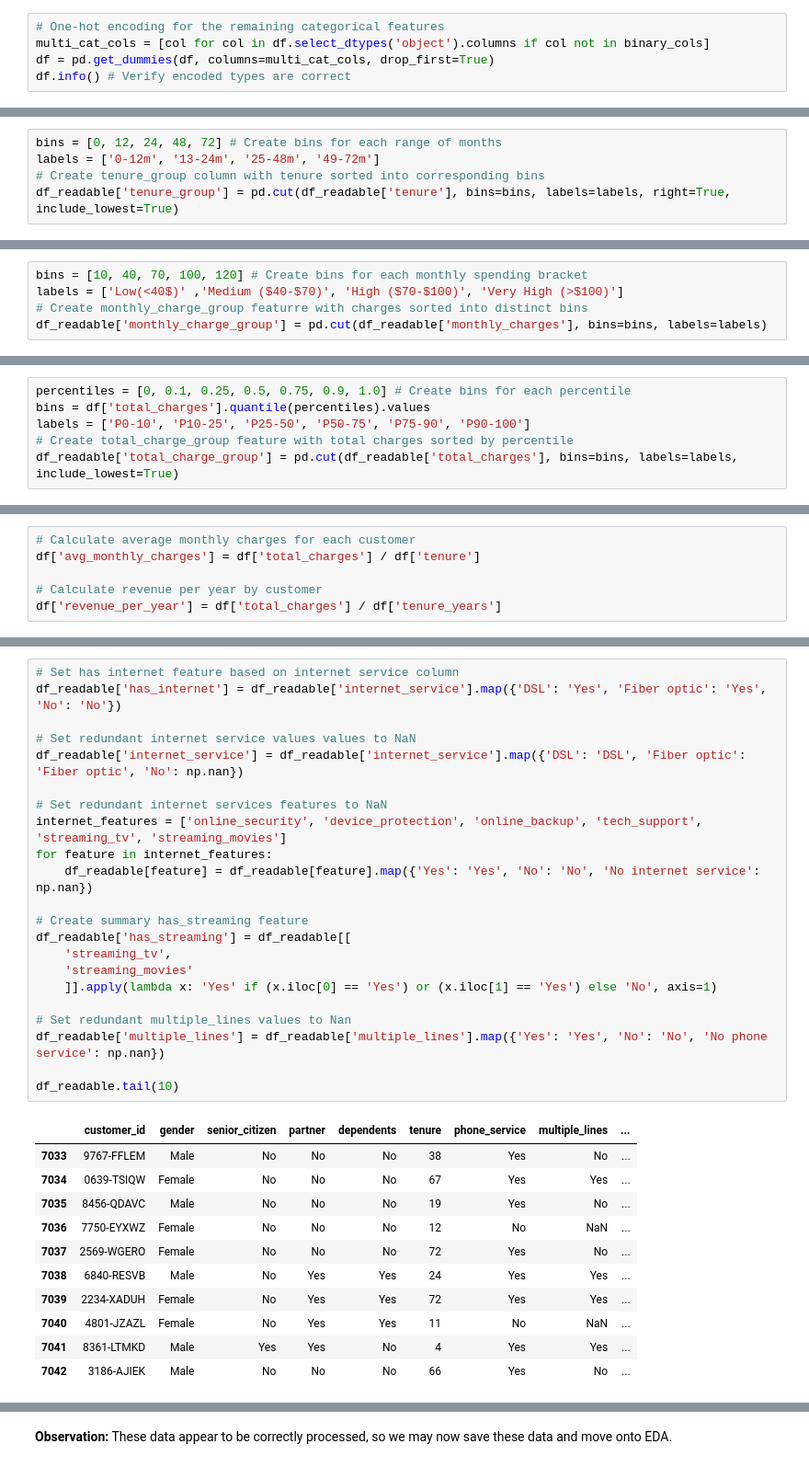
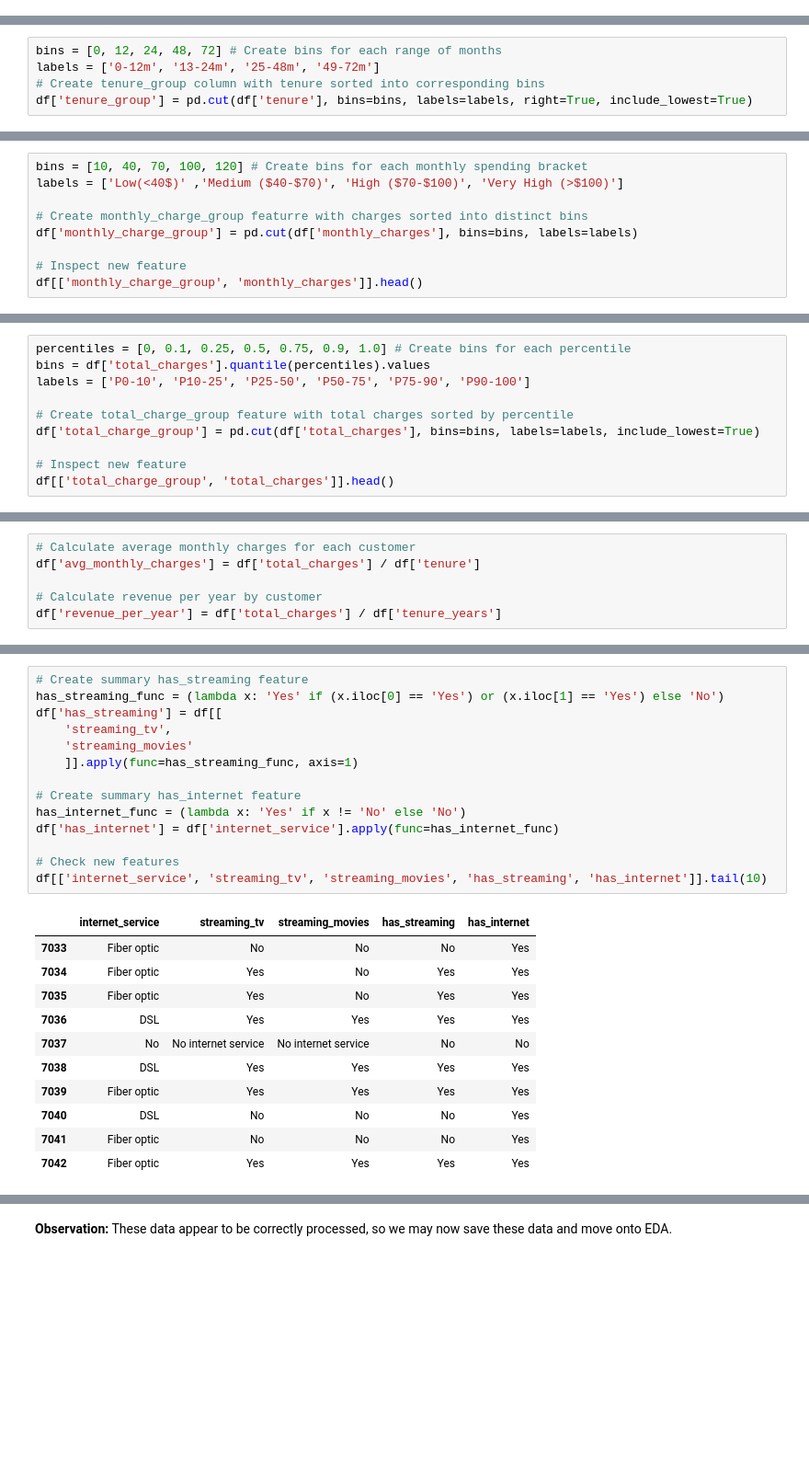
Before and after one commit to Rote-Story/Telco_Churn_Analysis, a Jupyter notebook: notebooks/02_data_preparation.ipynb, the cells around one changed output, grey strips where cells are left out. Shown: that part at 92% size. Saved outputs shown, nothing was run; the diff lists cells and outputs as text; blank space fills up the shorter version.

```diff
--- a/notebooks/02_data_preparation.ipynb
+++ b/notebooks/02_data_preparation.ipynb
@@ -198,5 +210,0 @@ The `online_security`, `online_backup`, `device_protection`, `tech_support`, and
-# %%
-# One-hot encoding for the remaining categorical features
-multi_cat_cols = [col for col in df.select_dtypes('object').columns if col not in binary_cols]
-df = pd.get_dummies(df, columns=multi_cat_cols, drop_first=True)
-df.info() # Verify encoded types are correct
@@ -252,5 +244,5 @@ Alternatively, we could try to mix the two to maintain interpretability and bin-
 bins = [0, 12, 24, 48, 72] # Create bins for each range of months
 labels = ['0-12m', '13-24m', '25-48m', '49-72m']
 # Create tenure_group column with tenure sorted into corresponding bins
-df_readable['tenure_group'] = pd.cut(df_readable['tenure'], bins=bins, labels=labels, right=True, include_lowest=True)
+df['tenure_group'] = pd.cut(df['tenure'], bins=bins, labels=labels, right=True, include_lowest=True)
 # %% [markdown]
@@ -278,5 +270,9 @@ $120 Monthly Charge Percentile: 100
 # %%
 bins = [10, 40, 70, 100, 120] # Create bins for each monthly spending bracket
 labels = ['Low(<40$)' ,'Medium ($40-$70)', 'High ($70-$100)', 'Very High (>$100)']
+
 # Create monthly_charge_group featurre with charges sorted into distinct bins
-df_readable['monthly_charge_group'] = pd.cut(df_readable['monthly_charges'], bins=bins, labels=labels)
+df['monthly_charge_group'] = pd.cut(df['monthly_charges'], bins=bins, labels=labels)
+
+# Inspect new feature
+df[['monthly_charge_group', 'monthly_charges']].head()
@@ -291,5 +292,9 @@ This dual approach maintains analytical precision while improving interpretabili
 percentiles = [0, 0.1, 0.25, 0.5, 0.75, 0.9, 1.0] # Create bins for each percentile
 bins = df['total_charges'].quantile(percentiles).values
 labels = ['P0-10', 'P10-25', 'P25-50', 'P50-75', 'P75-90', 'P90-100']
+
 # Create total_charge_group feature with total charges sorted by percentile
-df_readable['total_charge_group'] = pd.cut(df_readable['total_charges'], bins=bins, labels=labels, include_lowest=True)
+df['total_charge_group'] = pd.cut(df['total_charges'], bins=bins, labels=labels, include_lowest=True)
+
+# Inspect new feature
+df[['total_charge_group', 'total_charges']].head()
@@ -343,34 +347,26 @@ Customers who use more services from a telecommunications provider like Telco ma
 # %%
-# Set has internet feature based on internet service column
-df_readable['has_internet'] = df_readable['internet_service'].map({'DSL': 'Yes', 'Fiber optic': 'Yes', 'No': 'No'})
-
-# Set redundant internet service values values to NaN
-df_readable['internet_service'] = df_readable['internet_service'].map({'DSL': 'DSL', 'Fiber optic': 'Fiber optic', 'No': np.nan})
-
-# Set redundant internet services features to NaN
-internet_features = ['online_security', 'device_protection', 'online_backup', 'tech_support', 'streaming_tv', 'streaming_movies']
-for feature in internet_features:
-    df_readable[feature] = df_readable[feature].map({'Yes': 'Yes', 'No': 'No', 'No internet service': np.nan})
-
 # Create summary has_streaming feature
-df_readable['has_streaming'] = df_readable[[
+has_streaming_func = (lambda x: 'Yes' if (x.iloc[0] == 'Yes') or (x.iloc[1] == 'Yes') else 'No')
+df['has_streaming'] = df[[
     'streaming_tv',
     'streaming_movies'
-    ]].apply(lambda x: 'Yes' if (x.iloc[0] == 'Yes') or (x.iloc[1] == 'Yes') else 'No', axis=1)
+    ]].apply(func=has_streaming_func, axis=1)
 
-# Set redundant multiple_lines values to Nan
-df_readable['multiple_lines'] = df_readable['multiple_lines'].map({'Yes': 'Yes', 'No': 'No', 'No phone service': np.nan})
+# Create summary has_internet feature
+has_internet_func = (lambda x: 'Yes' if x != 'No' else 'No')
+df['has_internet'] = df['internet_service'].apply(func=has_internet_func)
 
-df_readable.tail(10)
+# Check new features
+df[['internet_service', 'streaming_tv', 'streaming_movies', 'has_streaming', 'has_internet']].tail(10)
 # %% [output]
-|  | customer_id | gender | senior_citizen | partner | dependents | tenure | phone_service | multiple_lines | ... |
-| 7033 | 9767-FFLEM | Male | No | No | No | 38 | Yes | No | ... |
-| 7034 | 0639-TSIQW | Female | No | No | No | 67 | Yes | Yes | ... |
-| 7035 | 8456-QDAVC | Male | No | No | No | 19 | Yes | No | ... |
-| 7036 | 7750-EYXWZ | Female | No | No | No | 12 | No | NaN | ... |
-| 7037 | 2569-WGERO | Female | No | No | No | 72 | Yes | No | ... |
-| 7038 | 6840-RESVB | Male | No | Yes | Yes | 24 | Yes | Yes | ... |
-| 7039 | 2234-XADUH | Female | No | Yes | Yes | 72 | Yes | Yes | ... |
-| 7040 | 4801-JZAZL | Female | No | Yes | Yes | 11 | No | NaN | ... |
-| 7041 | 8361-LTMKD | Male | Yes | Yes | No | 4 | Yes | Yes | ... |
-| 7042 | 3186-AJIEK | Male | No | No | No | 66 | Yes | No | ... |
+|  | internet_service | streaming_tv | streaming_movies | has_streaming | has_internet |
+| 7033 | Fiber optic | No | No | No | Yes |
+| 7034 | Fiber optic | Yes | No | Yes | Yes |
+| 7035 | Fiber optic | Yes | No | Yes | Yes |
+| 7036 | DSL | Yes | Yes | Yes | Yes |
+| 7037 | No | No internet service | No internet service | No | No |
+| 7038 | DSL | Yes | Yes | Yes | Yes |
+| 7039 | Fiber optic | Yes | Yes | Yes | Yes |
+| 7040 | DSL | No | No | No | Yes |
+| 7041 | Fiber optic | No | No | No | Yes |
+| 7042 | Fiber optic | Yes | Yes | Yes | Yes |
```
Also changed, not shown: parts of 59 cells of this notebook, 4 other files.
